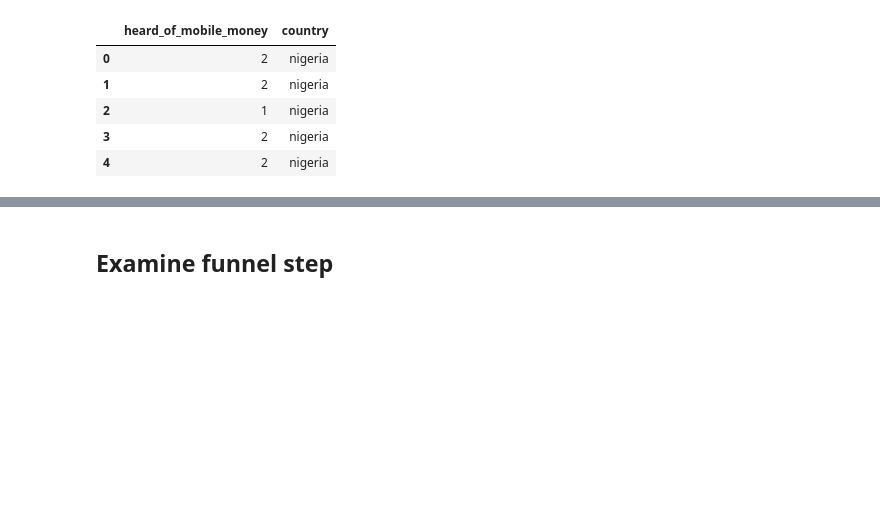
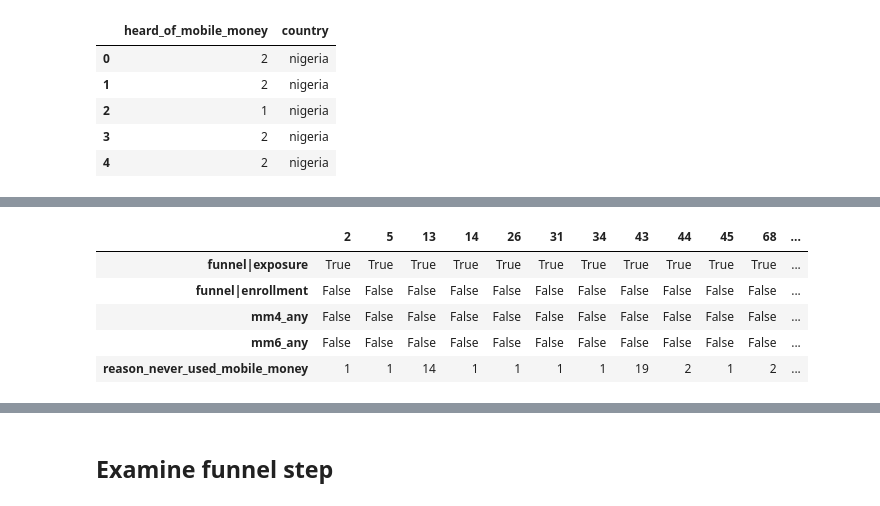
Before and after one commit to cturner500/DoPLER, a Jupyter notebook: funnel_analysis.ipynb, the cells around one changed output, grey strips where cells are left out. Saved outputs shown, nothing was run; the diff lists cells and outputs as text; code cells hidden in the pictures; blank space fills up the shorter version.

```diff
--- a/funnel_analysis.ipynb
+++ b/funnel_analysis.ipynb
@@ -419,0 +478,20 @@ df['exposure'] = dat[col].apply(lambda x: rename_map[x])
+# %%
+# sanity checks
+
+# inspect mm4 op
+# df[mm4_cols + ['mm4_any']+['reason_never_used_mobile_money']].head(20).T
+
+keep_cols = ['funnel|exposure', 'funnel|enrollment', 'mm4_any', 'mm6_any', 'reason_never_used_mobile_money']
+dat = df[keep_cols]
+
+print "(ever used any service) and  NOT (have any account)"
+print "Ideally, should be zero?"
+print "{:<10}: {}".format("XOR", (dat['mm6_any'] & ~dat['mm4_any']).sum())
+print "bonus"
+print "{:<10}: {}".format("XOR", (dat['mm4_any'] & ~dat['mm6_any']).sum())
+
+print
+print "MM12: reason_never_used_mobile_money"
+print "Ideally, should be zero"
+mask = ~dat['reason_never_used_mobile_money'].isnull()
+print "{:<10}: {}".format("AND", (mask & dat['funnel|enrollment']).sum())
@@ -419,0 +508,9 @@ df['exposure'] = dat[col].apply(lambda x: rename_map[x])
+# %%
+dat[mask].head(15).T
+# %% [output]
+|  | 2 | 5 | 13 | 14 | 26 | 31 | 34 | 43 | 44 | 45 | 68 | ... |
+| funnel|exposure | True | True | True | True | True | True | True | True | True | True | True | ... |
+| funnel|enrollment | False | False | False | False | False | False | False | False | False | False | False | ... |
+| mm4_any | False | False | False | False | False | False | False | False | False | False | False | ... |
+| mm6_any | False | False | False | False | False | False | False | False | False | False | False | ... |
+| reason_never_used_mobile_money | 1 | 1 | 14 | 1 | 1 | 1 | 1 | 19 | 2 | 1 | 2 | ... |
```
Also changed, not shown: parts of 29 cells of this notebook.
